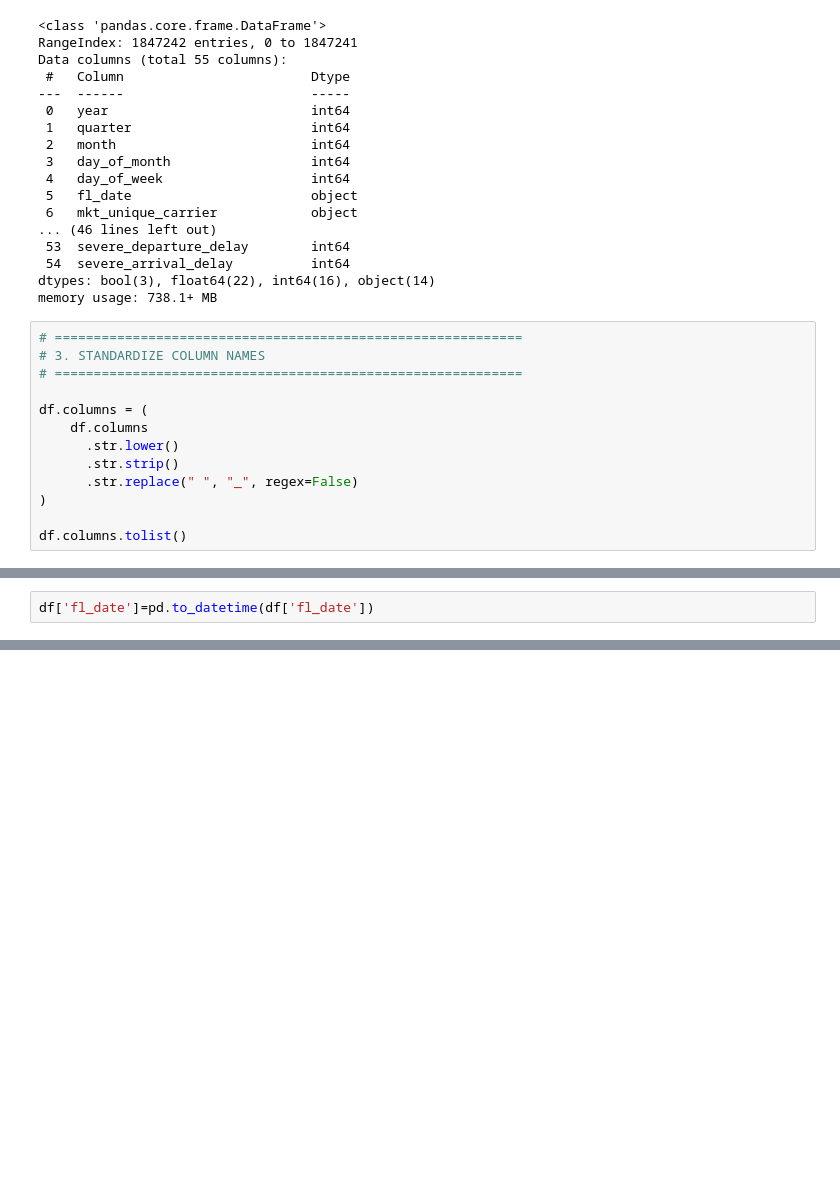
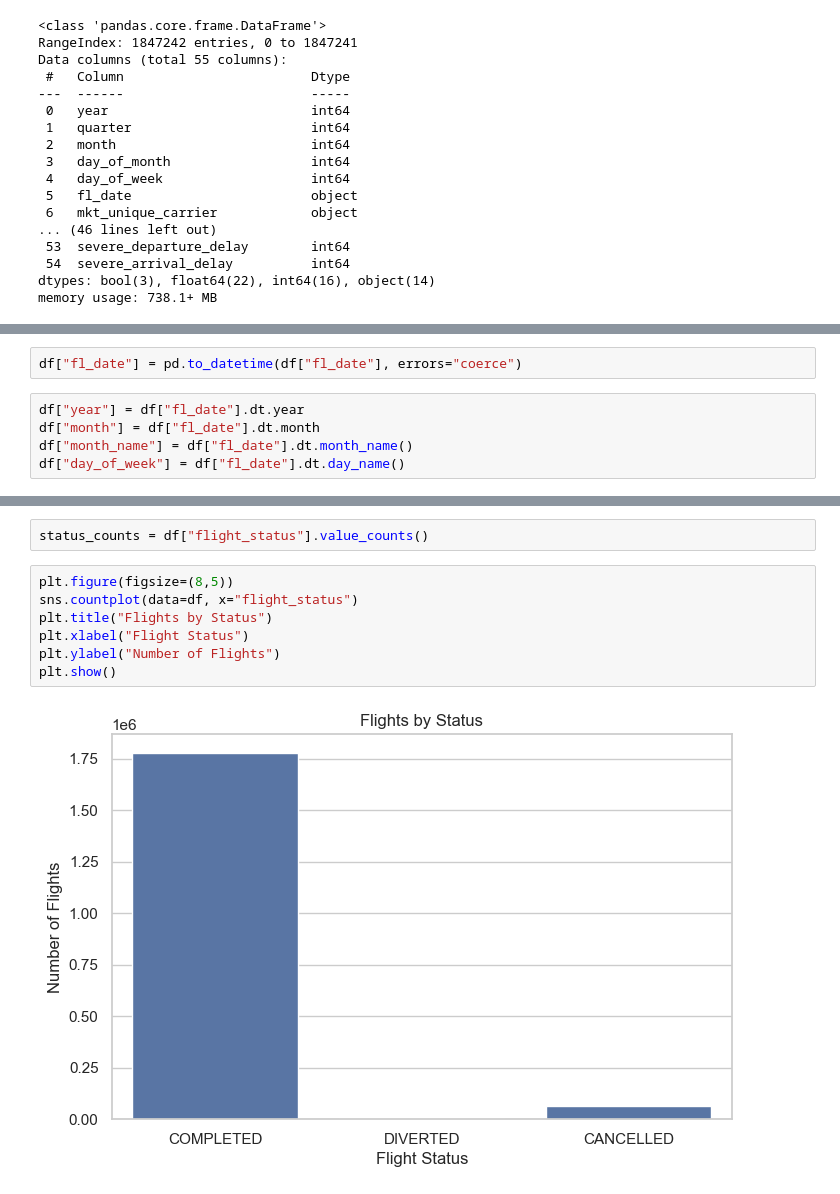
Before and after one commit to BhupathiTharun/Airline-Operations-Intelligence, a Jupyter notebook: notebooks/06_eda.ipynb, the cells around one changed output, grey strips where cells are left out. Cells and saved outputs as stored; diff of their text form; blank space fills up the shorter version.

```diff
--- a/notebooks/06_eda.ipynb
+++ b/notebooks/06_eda.ipynb
@@ -44,16 +60,3 @@ Data columns (total 55 columns):
  54  severe_arrival_delay          int64
 dtypes: bool(3), float64(22), int64(16), object(14)
 memory usage: 738.1+ MB
-# %%
-# ============================================================
-# 3. STANDARDIZE COLUMN NAMES
-# ============================================================
-
-df.columns = (
-    df.columns
-      .str.lower()
-      .str.strip()
-      .str.replace(" ", "_", regex=False)
-)
-
-df.columns.tolist()
@@ -80,2 +62,0 @@ df.columns.tolist()
-# %%
-df['fl_date']=pd.to_datetime(df['fl_date'])
@@ -1074,0 +101,7 @@ The delay problem was concentrated primarily in [airlines/routes/causes], sugges
+# %%
+df["fl_date"] = pd.to_datetime(df["fl_date"], errors="coerce")
+# %%
+df["year"] = df["fl_date"].dt.year
+df["month"] = df["fl_date"].dt.month
+df["month_name"] = df["fl_date"].dt.month_name()
+df["day_of_week"] = df["fl_date"].dt.day_name()
@@ -1074,0 +173,11 @@ The delay problem was concentrated primarily in [airlines/routes/causes], sugges
+# %%
+status_counts = df["flight_status"].value_counts()
+# %%
+plt.figure(figsize=(8,5))
+sns.countplot(data=df, x="flight_status")
+plt.title("Flights by Status")
+plt.xlabel("Flight Status")
+plt.ylabel("Number of Flights")
+plt.show()
+# %% [output]
+[figure, added]
```
Also changed, not shown: parts of 248 cells of this notebook, 2 other files.
